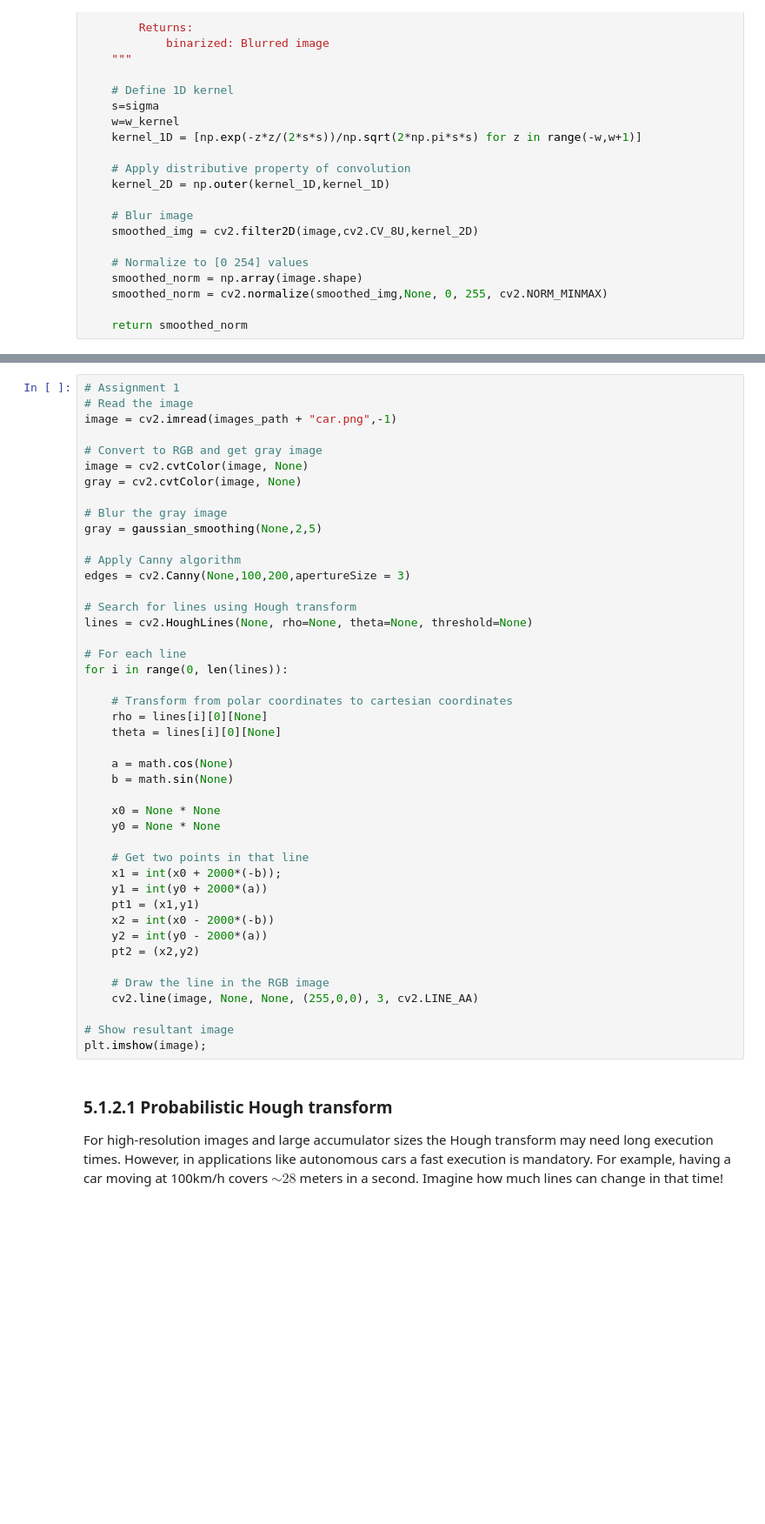
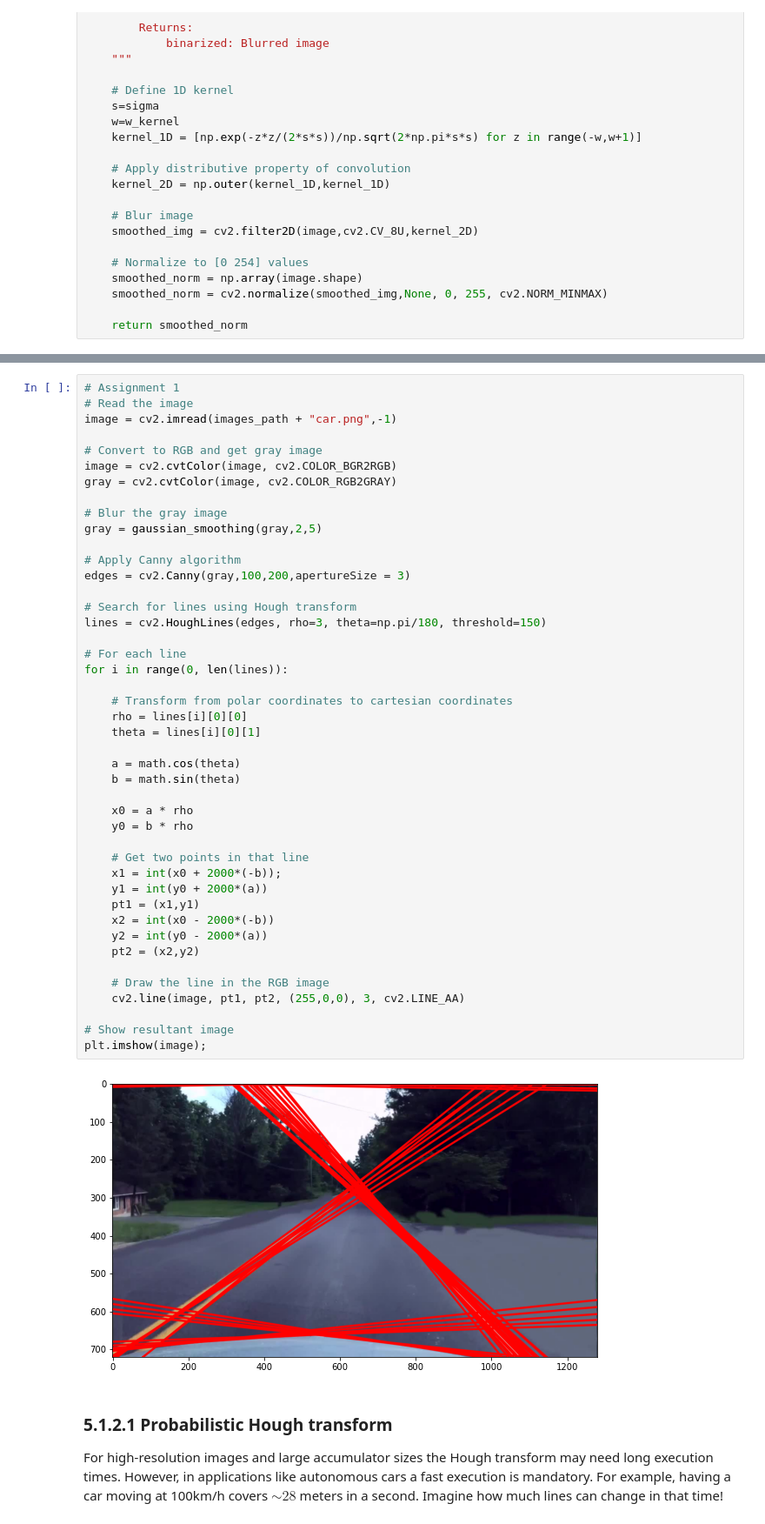
Before and after one commit to azpeitia/uma_cv_2021, a Jupyter notebook: Chapter 05. Image segmentation/5.1 Contour-based techniques.ipynb, the cells around one changed output, grey strips where cells are left out. Shown at 87% size. Cells and saved outputs as stored; diff of their text form; blank space fills up the shorter version.

```diff
--- a/Chapter 05. Image segmentation/5.1 Contour-based techniques.ipynb
+++ b/Chapter 05. Image segmentation/5.1 Contour-based techniques.ipynb
@@ -208,45 +212,47 @@ Try different parameter values until you get something like this:
 # Read the image
 image = cv2.imread(images_path + "car.png",-1)
 
 # Convert to RGB and get gray image
-image = cv2.cvtColor(image, None)
-gray = cv2.cvtColor(image, None)
+image = cv2.cvtColor(image, cv2.COLOR_BGR2RGB)
+gray = cv2.cvtColor(image, cv2.COLOR_RGB2GRAY)
 
 # Blur the gray image
-gray = gaussian_smoothing(None,2,5)
+gray = gaussian_smoothing(gray,2,5)
 
 # Apply Canny algorithm
-edges = cv2.Canny(None,100,200,apertureSize = 3)
+edges = cv2.Canny(gray,100,200,apertureSize = 3)
 
 # Search for lines using Hough transform
-lines = cv2.HoughLines(None, rho=None, theta=None, threshold=None)
+lines = cv2.HoughLines(edges, rho=3, theta=np.pi/180, threshold=150)
 
 # For each line
 for i in range(0, len(lines)):
 
     # Transform from polar coordinates to cartesian coordinates
-    rho = lines[i][0][None]
-    theta = lines[i][0][None]
+    rho = lines[i][0][0]
+    theta = lines[i][0][1]
 
-    a = math.cos(None)
-    b = math.sin(None)
+    a = math.cos(theta)
+    b = math.sin(theta)
 
-    x0 = None * None
-    y0 = None * None
+    x0 = a * rho
+    y0 = b * rho
 
     # Get two points in that line
     x1 = int(x0 + 2000*(-b));
     y1 = int(y0 + 2000*(a))
     pt1 = (x1,y1)
     x2 = int(x0 - 2000*(-b))
     y2 = int(y0 - 2000*(a))
     pt2 = (x2,y2)
 
     # Draw the line in the RGB image
-    cv2.line(image, None, None, (255,0,0), 3, cv2.LINE_AA)
+    cv2.line(image, pt1, pt2, (255,0,0), 3, cv2.LINE_AA)
 
 # Show resultant image
 plt.imshow(image);
+# %% [output]
+[figure, added]
 # %% [markdown]
 ### 5.1.2.1 Probabilistic Hough transform
 
```
Also changed, not shown: parts of 4 cells of this notebook.
